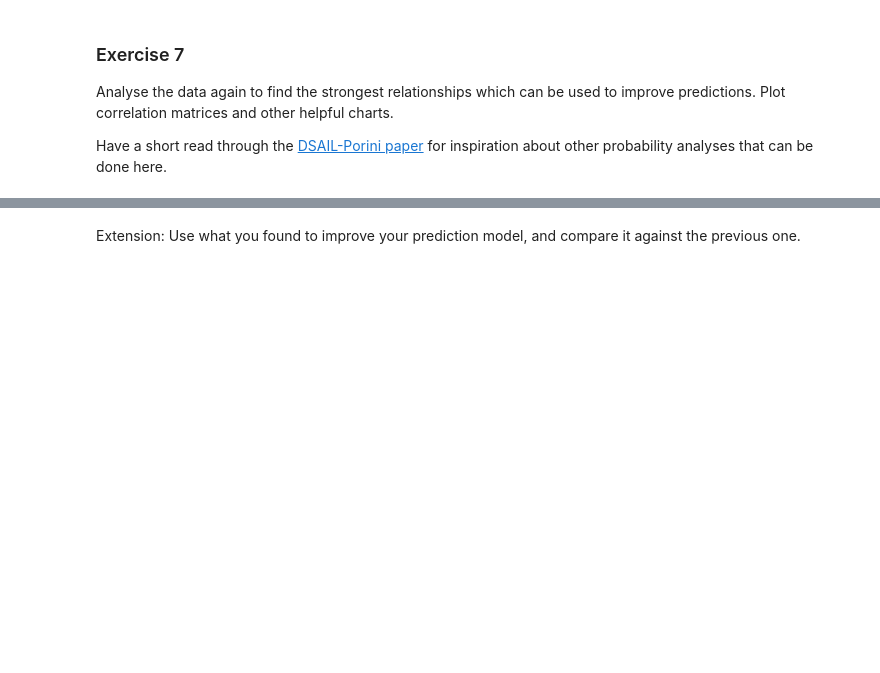
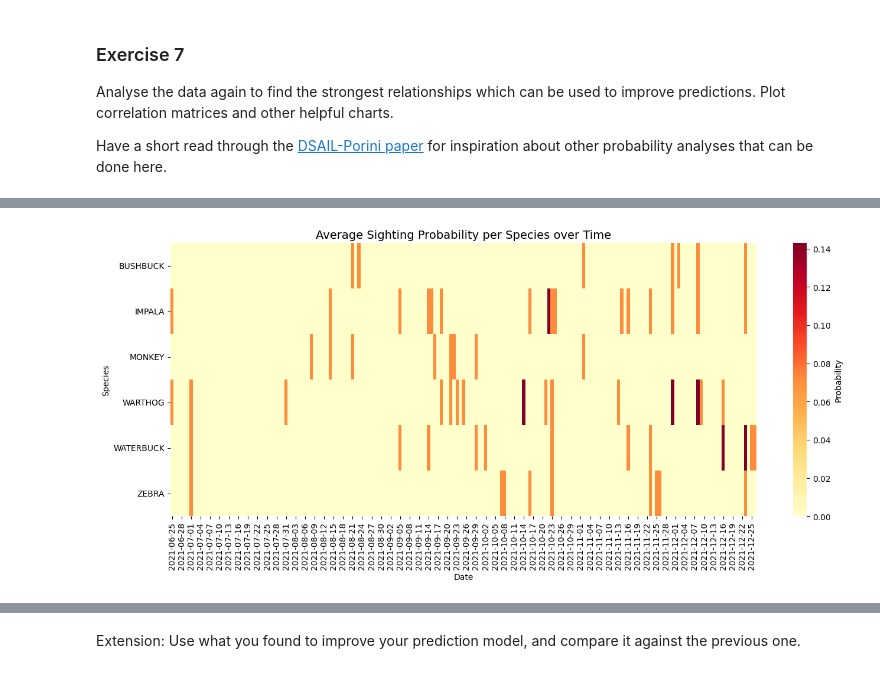
Before and after one commit to will-genius/mlfcworkshop, a Jupyter notebook: _notebooks/03-dataset-joining-practical.ipynb, the cells around one changed output, grey strips where cells are left out. Drawn from its saved outputs; the diff is of its cells as text; code cells hidden in the pictures; blank space fills up the shorter version.

```diff
--- a/_notebooks/03-dataset-joining-practical.ipynb
+++ b/_notebooks/03-dataset-joining-practical.ipynb
@@ -756,0 +808,11 @@ for inspiration about other probability analyses that can be done here.
+# %%
+species_date_avg = binary_df.groupby(level="Species", axis=1).mean()
+
+plt.figure(figsize=(16, 6))
+sns.heatmap(species_date_avg.T, cmap="YlOrRd", cbar_kws={'label': 'Probability'})
+plt.title("Average Sighting Probability per Species over Time", fontsize=14)
+plt.xlabel("Date")
+plt.ylabel("Species")
+plt.show()
+# %% [output]
+[figure, added]
```
Also changed, not shown: parts of 12 cells of this notebook.
